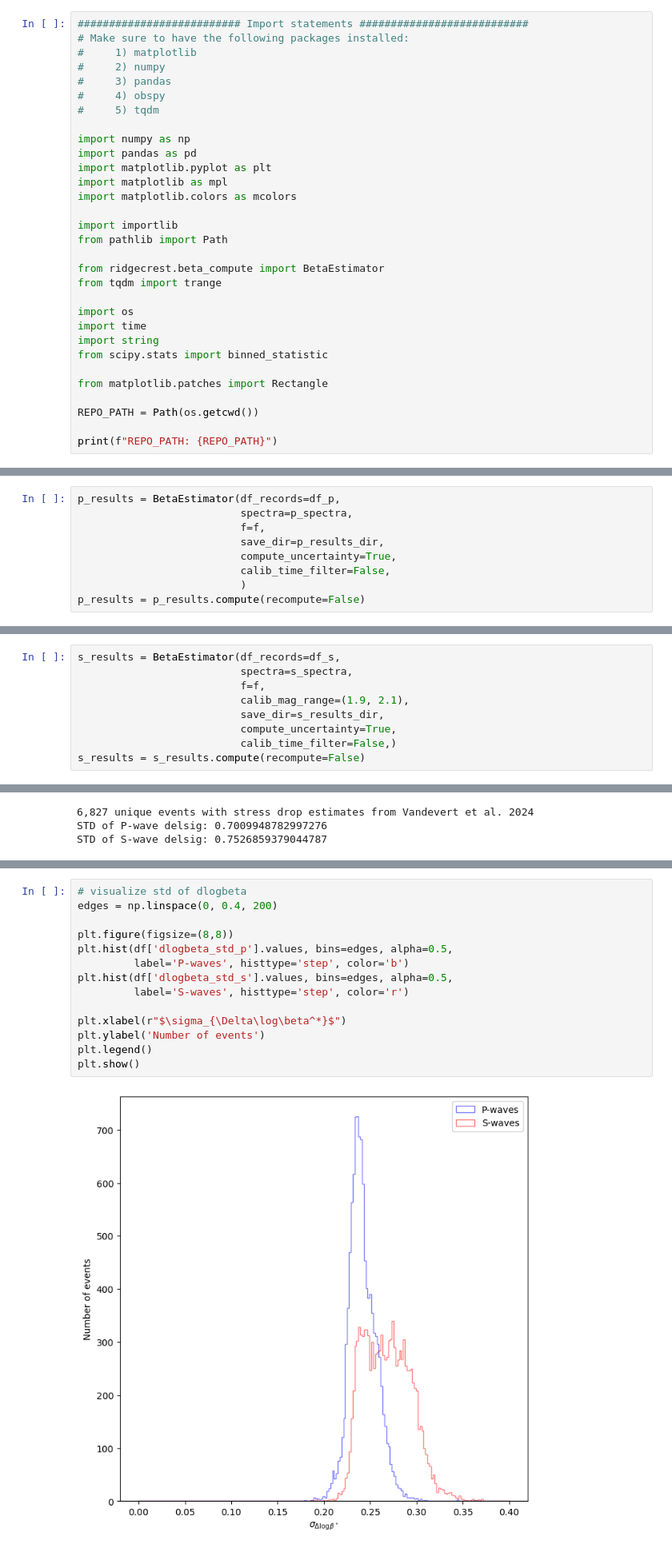
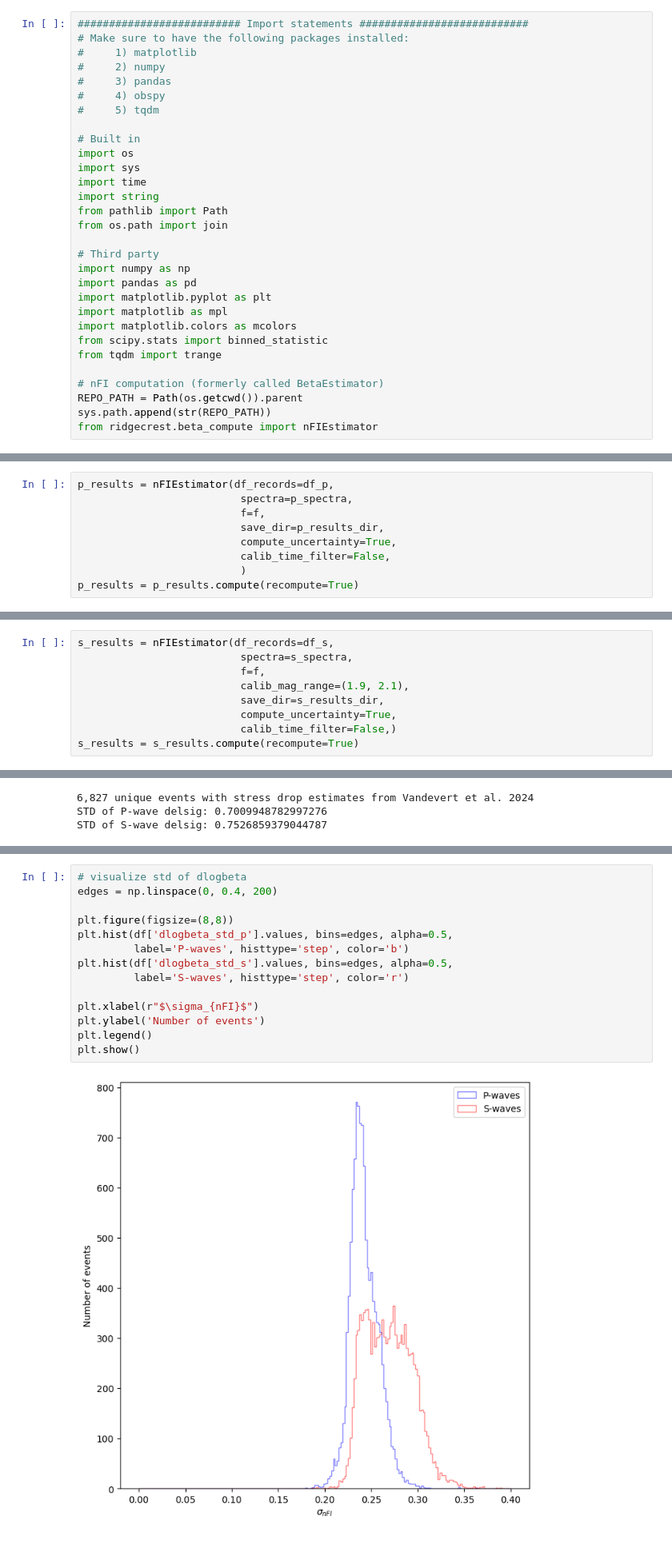
Before and after one commit to ivandevert/py-nfi, a Jupyter notebook: ridgecrest/run_beta_compute.ipynb, the cells around one changed output, grey strips where cells are left out. Shown at 80% size. Drawn from its saved outputs; the diff is of its cells as text.

Commit message:
Update for Ridgecrest results reproduction

```diff
--- a/ridgecrest/run_beta_compute.ipynb
+++ b/ridgecrest/run_beta_compute.ipynb
@@ -10,25 +10,24 @@ This is meant to be the file that generates results for first beta paper
 #     4) obspy
 #     5) tqdm
 
+# Built in
+import os
+import sys
+import time
+import string
+from pathlib import Path
+from os.path import join
+
+# Third party
 import numpy as np
 import pandas as pd
 import matplotlib.pyplot as plt
 import matplotlib as mpl
 import matplotlib.colors as mcolors
-
-import importlib
-from pathlib import Path
-
-from ridgecrest.beta_compute import BetaEstimator
+from scipy.stats import binned_statistic
 from tqdm import trange
 
-import os
-import time
-import string
-from scipy.stats import binned_statistic
-
-from matplotlib.patches import Rectangle
-
-REPO_PATH = Path(os.getcwd())
-
-print(f"REPO_PATH: {REPO_PATH}")
+# nFI computation (formerly called BetaEstimator)
+REPO_PATH = Path(os.getcwd()).parent
+sys.path.append(str(REPO_PATH))
+from ridgecrest.beta_compute import nFIEstimator
@@ -259,12 +256,12 @@ Loading catalogs...Done.
 Number of final records: 313,783
 Number of final events: 12,684
 # %%
-p_results = BetaEstimator(df_records=df_p,
+p_results = nFIEstimator(df_records=df_p,
                           spectra=p_spectra,
                           f=f,
                           save_dir=p_results_dir,
                           compute_uncertainty=True,
                           calib_time_filter=False,
                           )
-p_results = p_results.compute(recompute=False)
+p_results = p_results.compute(recompute=True)
 # %% [output]
@@ -336,12 +353,12 @@ Loading catalogs...Done.
 Number of final records: 727,133
 Number of final events: 12,896
 # %%
-s_results = BetaEstimator(df_records=df_s,
+s_results = nFIEstimator(df_records=df_s,
                           spectra=s_spectra,
                           f=f,
                           calib_mag_range=(1.9, 2.1),
                           save_dir=s_results_dir,
                           compute_uncertainty=True,
                           calib_time_filter=False,)
-s_results = s_results.compute(recompute=False)
+s_results = s_results.compute(recompute=True)
 # %% [output]
@@ -833,19 +870,19 @@ plt.show()
 # %%
 # visualize std of dlogbeta
 edges = np.linspace(0, 0.4, 200)
 
 plt.figure(figsize=(8,8))
 plt.hist(df['dlogbeta_std_p'].values, bins=edges, alpha=0.5,
          label='P-waves', histtype='step', color='b')
 plt.hist(df['dlogbeta_std_s'].values, bins=edges, alpha=0.5,
          label='S-waves', histtype='step', color='r')
 
-plt.xlabel(r"$\sigma_{\Delta\log\beta^*}$")
+plt.xlabel(r"$\sigma_{nFI}$")
 plt.ylabel('Number of events')
 plt.legend()
 plt.show()
 # %% [output]
-[figure, old version]
+[figure, new version]
 # %%
 # Figure 4
 
```
Also changed, not shown: parts of 18 cells of this notebook, 10 other files.
